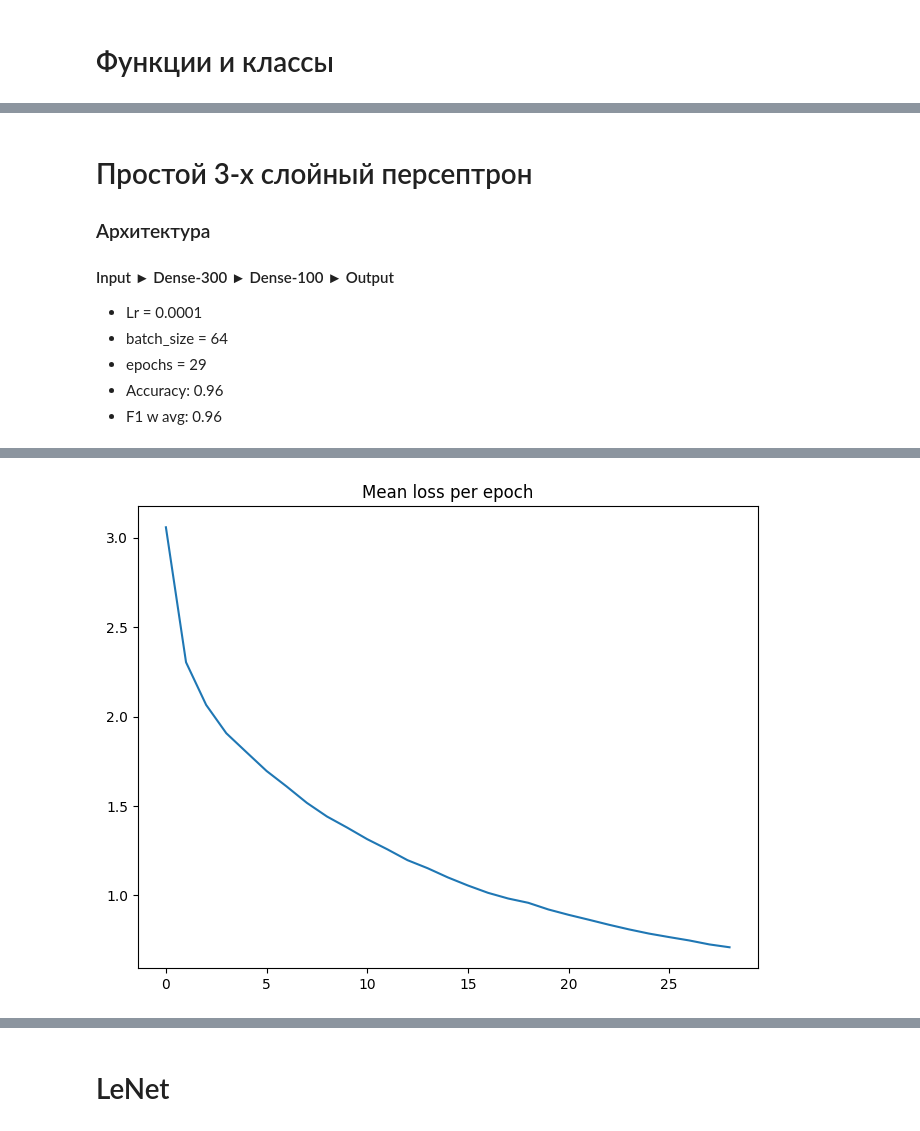
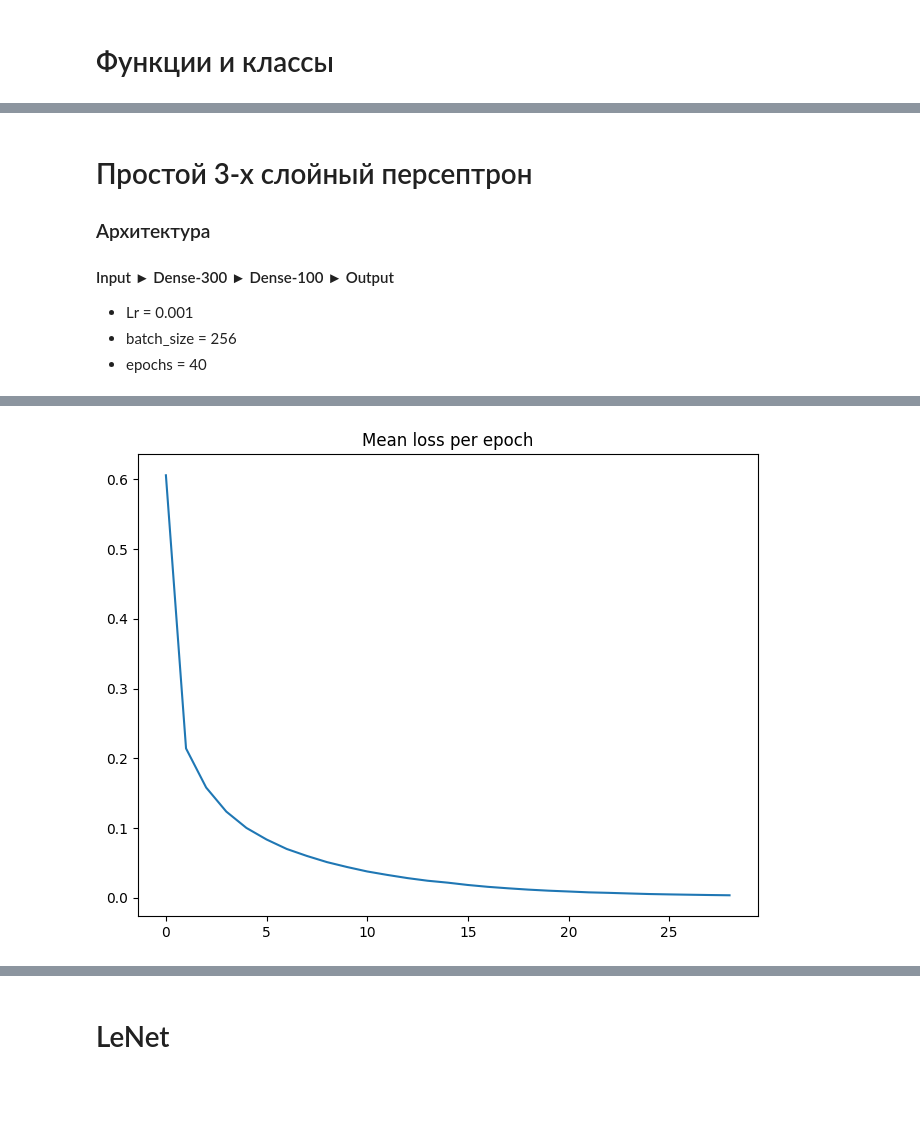
Before and after one commit to IvaMorozilka/CNN-LeNet, a Jupyter notebook: CNN_V3.ipynb, the cells around one changed output, grey strips where cells are left out. Drawn from its saved outputs; the diff is of its cells as text; code cells hidden in the pictures; blank space fills up the shorter version.

```diff
--- a/CNN_V3.ipynb
+++ b/CNN_V3.ipynb
@@ -435,17 +457,15 @@ np.random.seed(0)
 X = np.concatenate((x_train, x_test), axis=0)
 y = np.concatenate((y_train, y_test), axis=0)
 
-X, y = reduce_dataset(X, y, 100)
+# Для теста
+# X, y = reduce_dataset(X, y, 100)
 
-# plot_class_distribution(y)
-fig, ax = plt.subplots(1,2)
+plot_class_distribution(y)
 
 X_train, X_test, y_train, y_test = train_test_split(
-    X, y, test_size=0.2, random_state=777)
-print(X_train[7])
-ax[0].imshow(X_train[7], cmap = 'gray')
+    X, y, test_size=0.3, random_state=777)
 
-# Prereprocessing
+# Преодбработка
 X_train, X_test = X_train / 255.0, X_test / 255.0
 X_train = X_train.reshape(X_train.shape[0], -1)
 X_test = X_test.reshape(X_test.shape[0], -1)
@@ -460,6 +480,4 @@ print("X train shape", X_train.shape)
 print("y train shape", y_train.shape)
 print("X test shape", X_test.shape)
 print("y test shape", y_test.shape)
-print(X_train[7].reshape(28,28))
-ax[1].imshow(X_train[7].reshape(28,28), cmap = 'gray')
 # %% [output]
@@ -486,23 +490,21 @@ ax[1].imshow(X_train[7].reshape(28,28), cmap = 'gray')
 # Простой 3-х слойный персептрон
 ### Архитектура
 #### Input ► Dense-300 ► Dense-100 ► Output
-* Lr = 0.0001
-* batch_size = 64
-* epochs = 29
-* Accuracy: 0.96
-* F1 w avg: 0.96
+* Lr = 0.001
+* batch_size = 256
+* epochs = 40
 # %%
 simple_3L_network = NerualNetworkBase(
-  [Dense(28*28, 300), ReLU(), Dense(300, 100), ReLU(), Dense(100,10)],
-  CrossEntropyLoss
+  [Dense(28*28, 300), ReLU(), Dense(300, 100), ReLU(), Dense(100,10), Softmax()],
+  cross_entropy_loss
 )
 
 simple_3L_network.train(
     X_train,
     y_train,
-    batch_size=64,
-    learning_rate=0.0001,
-    epochs=29)
-
+    batch_size=256,
+    learning_rate=0.001,
+    epochs=40, print_epoch_loss=True)
+simple_3L_network.print_total_time()
 simple_3L_network.show_loss()
 # %% [output]
@@ -509 +528 @@ simple_3L_network.show_loss()
-[figure, old version]
+[figure, new version]
```
Also changed, not shown: parts of 12 cells of this notebook.
